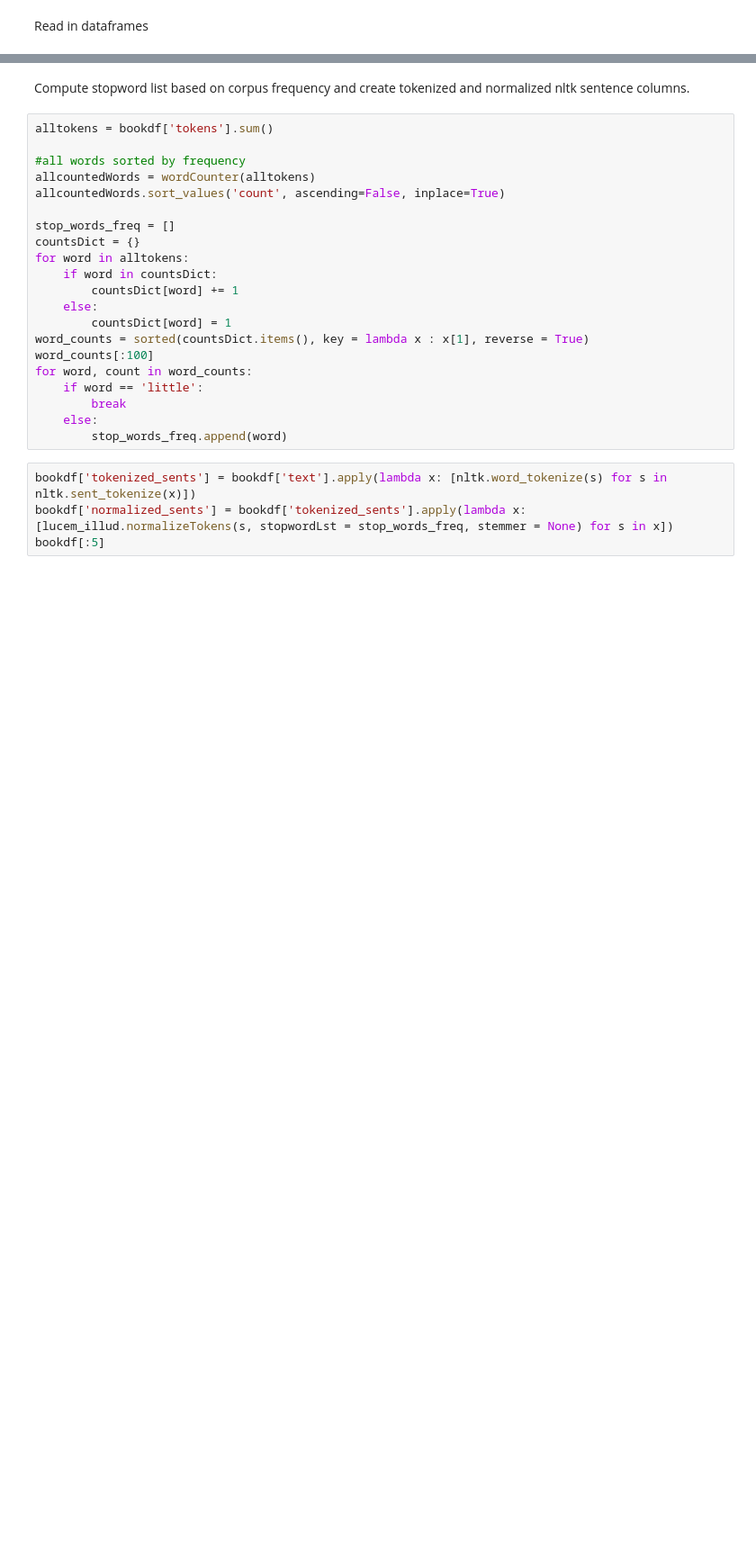
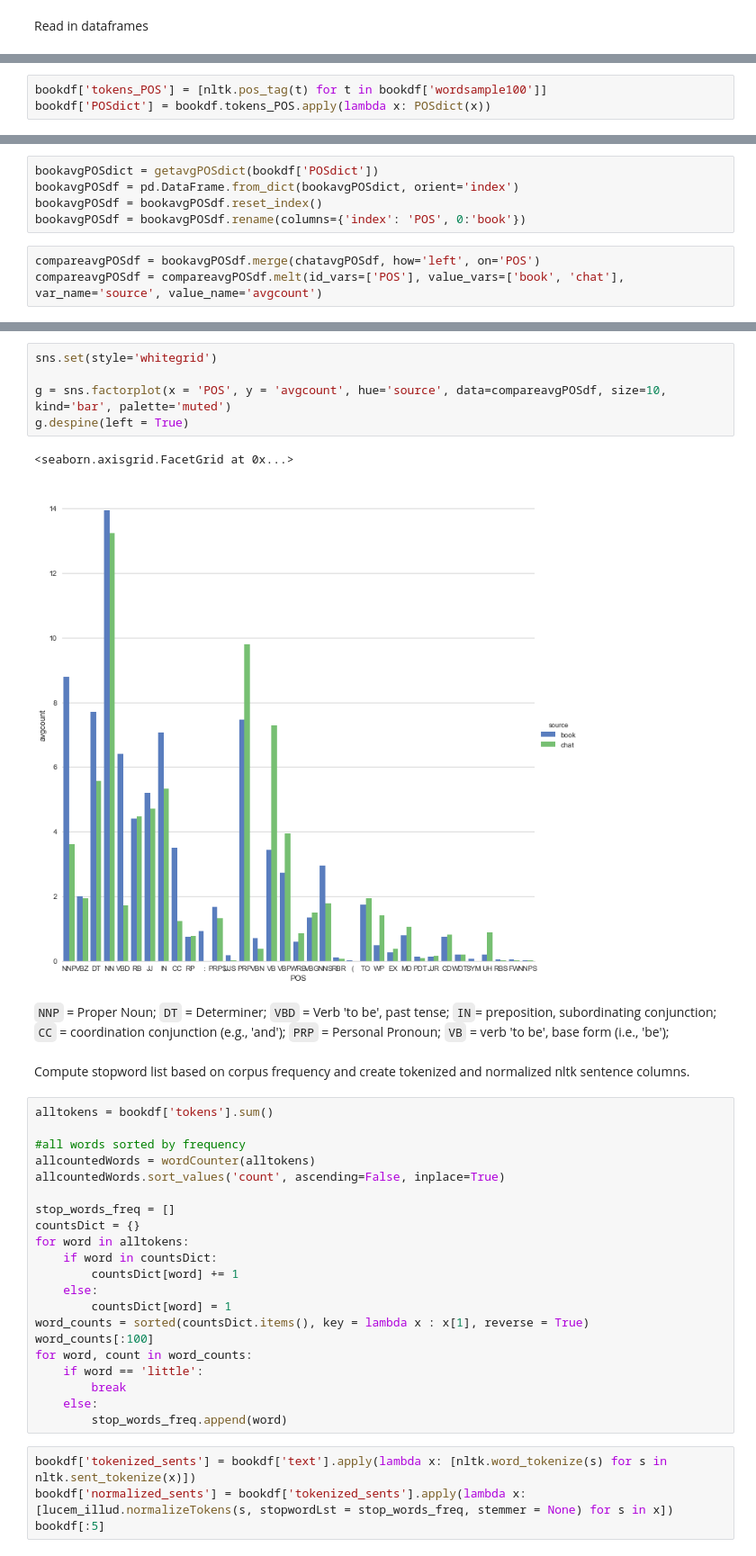
Before and after one commit to jgdenby/content-analysis-2018, a Jupyter notebook: ChildBookProject/FinalProj.ipynb, the cells around one changed output, grey strips where cells are left out. Shown at 90% size. Cells and saved outputs as stored; diff of their text form; blank space fills up the shorter version.

Commit message:
work on final; adding data

```diff
--- a/ChildBookProject/FinalProj.ipynb
+++ b/ChildBookProject/FinalProj.ipynb
@@ -70,0 +166,3 @@ bookdf[:10]
+# %%
+bookdf['tokens_POS'] = [nltk.pos_tag(t) for t in bookdf['wordsample100']]
+bookdf['POSdict'] = bookdf.tokens_POS.apply(lambda x: POSdict(x))
@@ -70,0 +176,8 @@ bookdf[:10]
+# %%
+bookavgPOSdict = getavgPOSdict(bookdf['POSdict'])
+bookavgPOSdf = pd.DataFrame.from_dict(bookavgPOSdict, orient='index')
+bookavgPOSdf = bookavgPOSdf.reset_index()
+bookavgPOSdf = bookavgPOSdf.rename(columns={'index': 'POS', 0:'book'})
+# %%
+compareavgPOSdf = bookavgPOSdf.merge(chatavgPOSdf, how='left', on='POS')
+compareavgPOSdf = compareavgPOSdf.melt(id_vars=['POS'], value_vars=['book', 'chat'], var_name='source', value_name='avgcount')
@@ -71,3 +193,13 @@ bookdf[:10]
+# %%
+sns.set(style='whitegrid')
+
+g = sns.factorplot(x = 'POS', y = 'avgcount', hue='source', data=compareavgPOSdf, size=10, kind='bar', palette='muted')
+g.despine(left = True)
+# %% [output]
+<seaborn.axisgrid.FacetGrid at 0x...>
+[figure, added]
+# %% [markdown]
+`NNP` = Proper Noun; `DT` = Determiner; `VBD` = Verb 'to be', past tense; `IN`= preposition, subordinating conjunction; `CC` = coordination conjunction (e.g., 'and'); `PRP` = Personal Pronoun; `VB` = verb 'to be', base form (i.e., 'be');
 # %% [markdown]
 Compute stopword list based on corpus frequency and create tokenized and normalized nltk sentence columns.
 # %%
```
Also changed, not shown: parts of 15 cells of this notebook, 1 other file.
